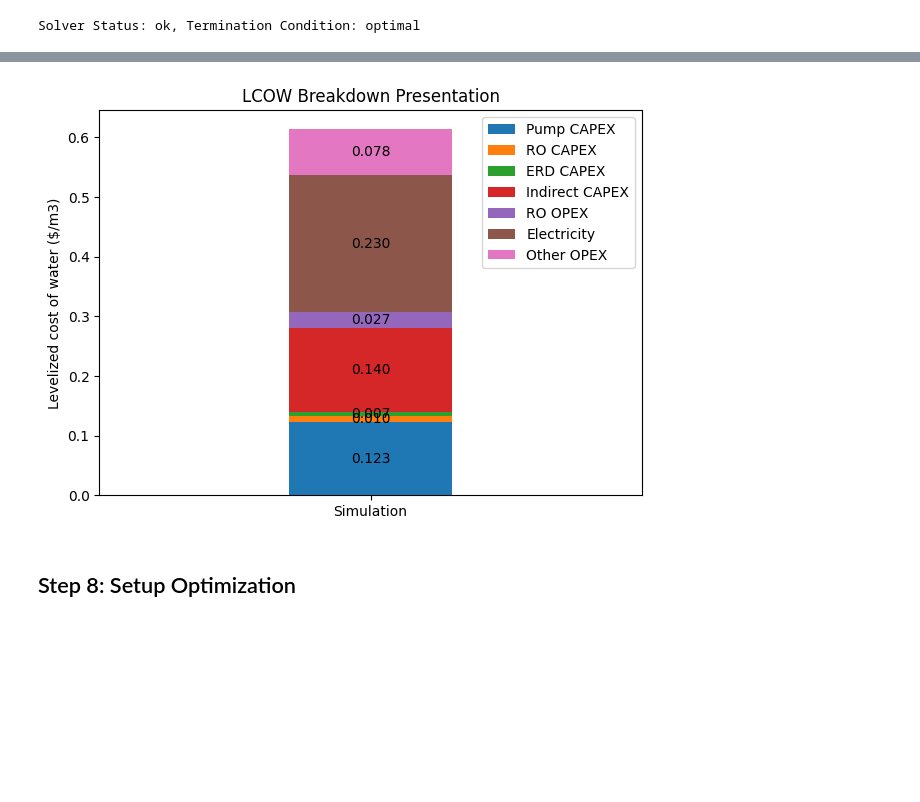
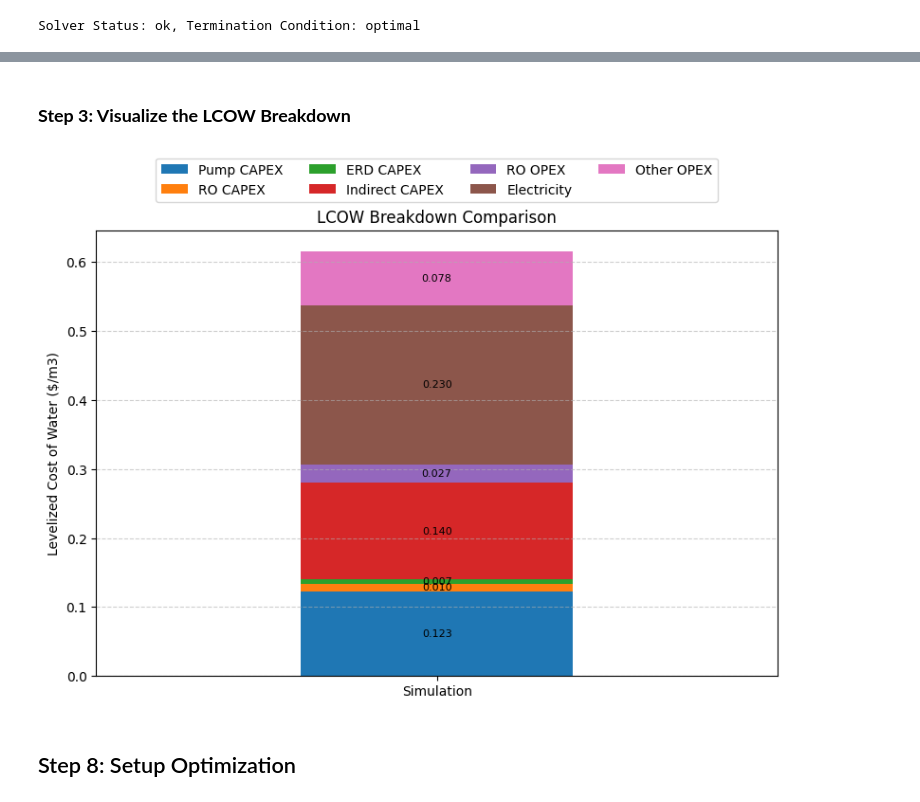
Before and after one commit to sufikaur/myfork-watertap_academy_fall_2025, a Jupyter notebook: week3/RO_Flowsheet_ERD_Techno_Economics.ipynb, the cells around one changed output, grey strips where cells are left out. Cells and saved outputs as stored; diff of their text form; code cells hidden in the pictures; blank space fills up the shorter version.

Commit message:
finish part 3: Visualize TEA Results

```diff
--- a/week3/RO_Flowsheet_ERD_Techno_Economics.ipynb
+++ b/week3/RO_Flowsheet_ERD_Techno_Economics.ipynb
@@ -327,0 +362,3 @@ Capital cost ERD: 1906 $
+# %%
+simulation_results = get_break_down_values(m)
+simulation_results
@@ -327,0 +373,19 @@ Capital cost ERD: 1906 $
+# %%
+# --- Simple Table Generation ---
+key_width = max(len("LCOW Breakdown"), max(len(k) for k in simulation_results.keys()))
+value_width = 10
+total_width = key_width + value_width + 5
+separator = "-" * total_width
+total_lcow = 0
+
+print(separator)
+print(f"| {'LCOW Breakdown':<{key_width}} | {'Value ($/m³)':>{value_width}} |")
+print(separator)
+
+for component, value in simulation_results.items():
+    print(f"| {component:<{key_width}} | {value:>{value_width}.3f} |")
+    total_lcow += value
+
+print(separator)
+print(f"| {'TOTAL LCOW':<{key_width}} | {total_lcow:>{value_width}.3f} |")
+print(separator)
@@ -328 +406,3 @@ Capital cost ERD: 1906 $
+# %% [markdown]
+### **Step 3: Visualize the LCOW Breakdown**
 # %%
@@ -460,31 +475,8 @@ def plot_lcow_breakdown(x, categories, data, label, barwidth):
-# %%
-# Plot LCOW breakdown
-sim_capex_pump = value(m.fs.costing.LCOW_aggregate_direct_capex["Pump"])
-sim_capex_RO = value(m.fs.costing.LCOW_aggregate_direct_capex["ReverseOsmosis0D"])
-sim_capex_erd = value(m.fs.costing.LCOW_aggregate_direct_capex["EnergyRecoveryDevice"])
-sim_capex_indirect = value(sum(i for i in m.fs.costing.LCOW_aggregate_indirect_capex.values()))
-sim_opex_RO = value(m.fs.costing.LCOW_aggregate_fixed_opex["ReverseOsmosis0D"])
-sim_opex_elec = value(m.fs.costing.LCOW_aggregate_variable_opex["electricity"])
-sim_opex_other = value(sum(i for i in m.fs.costing.LCOW_aggregate_fixed_opex.values())-m.fs.costing.LCOW_aggregate_fixed_opex["ReverseOsmosis0D"])
-sim_LCOW_breakdown_value = [sim_capex_pump, sim_capex_RO, sim_capex_erd, sim_capex_indirect, sim_opex_RO, sim_opex_elec, sim_opex_other]
-LCOW_breakdwon_dict = ["Pump CAPEX", "RO CAPEX", "ERD CAPEX", "Indirect CAPEX", "RO OPEX", "Electricity", "Other OPEX"]
-
-categories = ["Simulation"]
-x = np.arange(len(categories))
-data = [[i] for i in sim_LCOW_breakdown_value]
-label = LCOW_breakdwon_dict
-barwidth = 0.3
-ax = plot_lcow_breakdown(x, categories, data, label, barwidth)
-ax.set_xticks(x)
-ax.set_xticklabels(categories)
-ax.set_xlim(-0.5, len(categories)-0.5)
-ax.set_ylabel('Levelized cost of water ($/m3)')
-ax.set_title('LCOW Breakdown Presentation')
-ax.legend()
-
-plt.show()
-# %% [output]
-[figure, removed]
+# %%
+breakdown_data_dict = {"Simulation":simulation_results }
+visualize_breakdown(breakdown_data_dict)
+# %% [output]
+[figure, added]
 # %% [markdown]
 ## Step 8: Setup Optimization
 # %%
```
Also changed, not shown: parts of 12 cells of this notebook.
